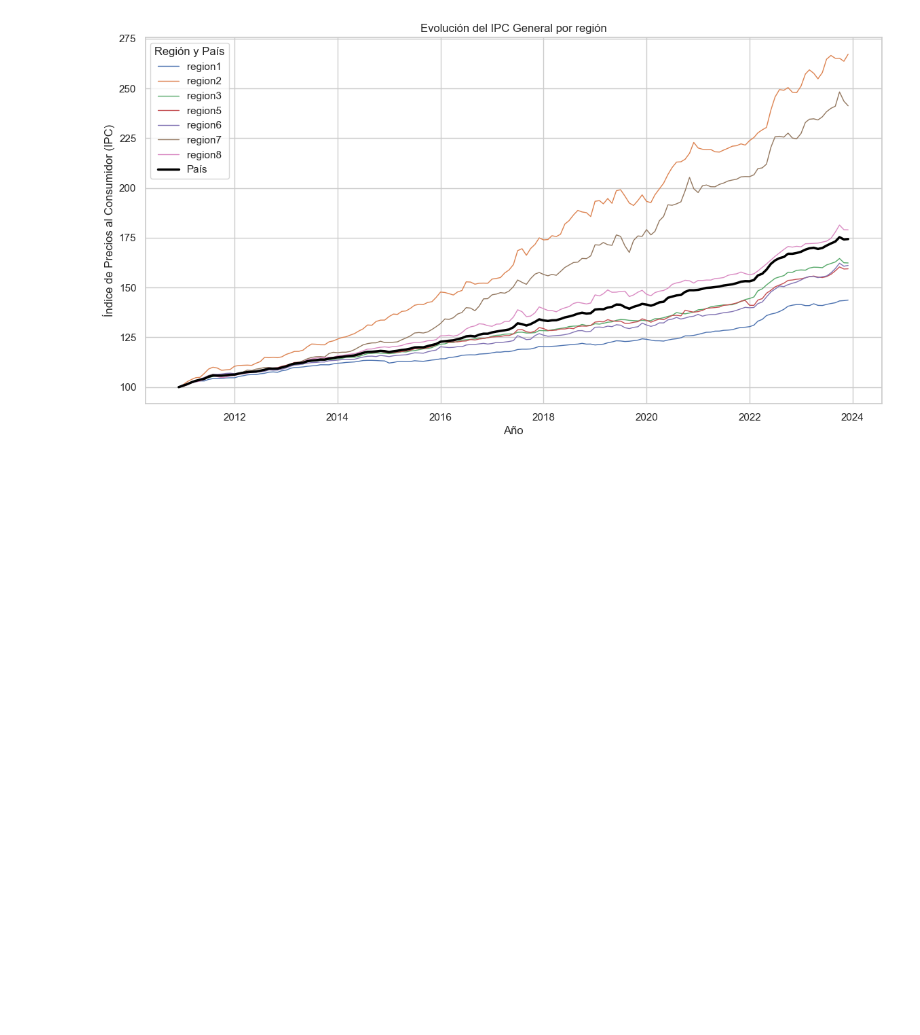
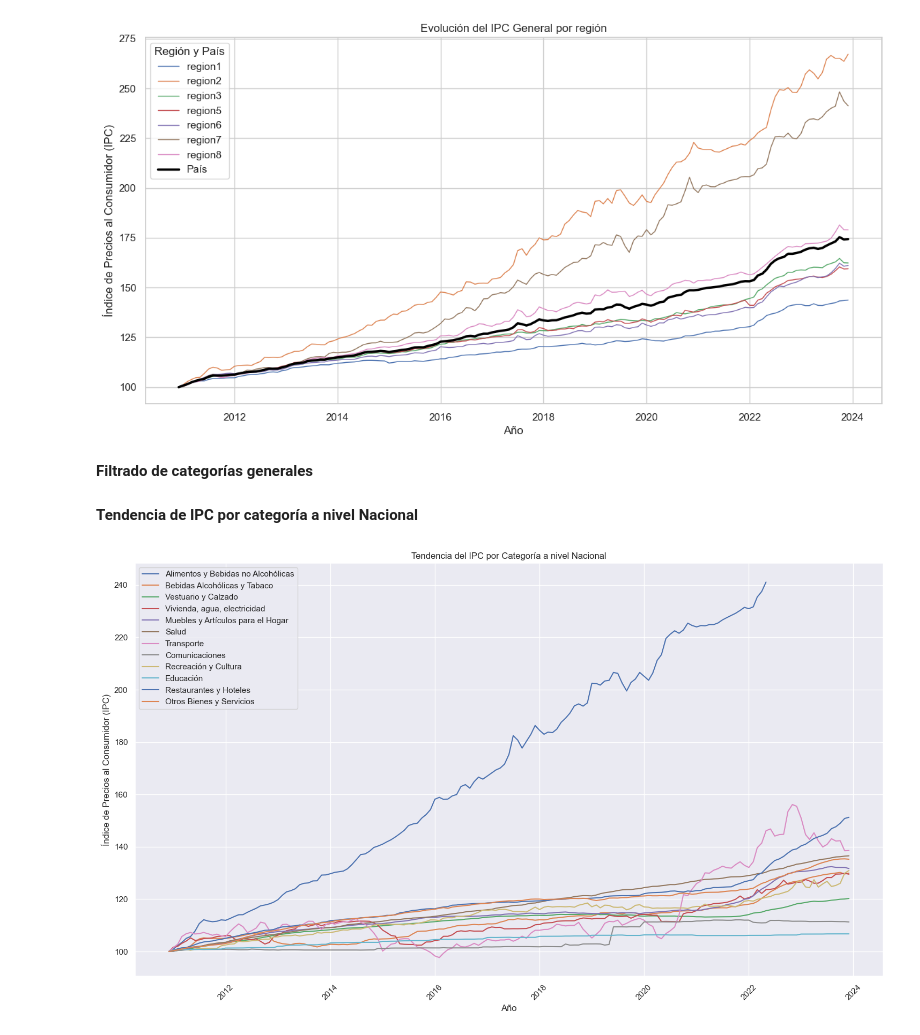
Before and after one commit to LeivaDiego/Proyecto-Mineria, a Jupyter notebook: IPC_EDA_V2.ipynb, the cells around one changed output. Drawn from its saved outputs; the diff is of its cells as text; code cells hidden in the pictures; blank space fills up the shorter version.

Commit message:
Filtrado general e IPC por categoria general

```diff
--- a/IPC_EDA_V2.ipynb
+++ b/IPC_EDA_V2.ipynb
@@ -680,3 +680,5 @@ plt.legend(handles=handles, labels=labels, title='Región y País')
 # %% [output]
 <matplotlib.legend.Legend at 0x...>
 [figure]
+# %% [markdown]
+**Filtrado de categorías generales**
@@ -682,0 +703,50 @@ plt.legend(handles=handles, labels=labels, title='Región y País')
+# %%
+# Filtrar los datos para la categorías generales
+alimentos = filter_general(data, '0000001')
+bebidas = filter_general(data, '0000002')
+vestuario = filter_general(data, '0000003')
+vivienda = filter_general(data, '0000004')
+muebles = filter_general(data, '0000005')
+salud = filter_general(data, '0000006')
+transporte = filter_general(data, '0000007')
+comunicaciones = filter_general(data, '0000008')
+recreacion = filter_general(data, '0000009')
+educacion = filter_general(data, '0000010')
+restaurantes = filter_general(data, '0000011')
+otros = filter_general(data, '0000012')
+# %% [markdown]
+**Tendencia de IPC por categoría a nivel Nacional**
+# %%
+# Configuración del estilo de los gráficos
+sns.set_theme(style="darkgrid")
+
+# Crear un gráfico de líneas para cada categoría
+plt.figure(figsize=(18, 10))
+
+# Lista de dataframes y etiquetas
+categorias = [(alimentos, 'Alimentos y Bebidas no Alcohólicas'),
+              (bebidas, 'Bebidas Alcohólicas y Tabaco'),
+              (vestuario, 'Vestuario y Calzado'),
+              (vivienda, 'Vivienda, agua, electricidad'),
+              (muebles, 'Muebles y Artículos para el Hogar'),
+              (salud, 'Salud'),
+              (transporte, 'Transporte'),
+              (comunicaciones, 'Comunicaciones'),
+              (recreacion, 'Recreación y Cultura'),
+              (educacion, 'Educación'),
+              (restaurantes, 'Restaurantes y Hoteles'),
+              (otros, 'Otros Bienes y Servicios')]
+
+# Dibujar las líneas para cada categoría
+for df, label in categorias:
+    sns.lineplot(data=df, x='fecha', y='IPC', label=label)
+
+# Añadir título y etiquetas
+plt.title('Tendencia del IPC por Categoría a nivel Nacional')
+plt.xlabel('Año')
+plt.ylabel('Índice de Precios al Consumidor (IPC)')
+plt.legend()
+plt.xticks(rotation=45)  # Rotar las etiquetas del eje x para mejor legibilidad
+plt.show()
+# %% [output]
+[figure, added]
```
Also changed, not shown: parts of 2 cells of this notebook.
